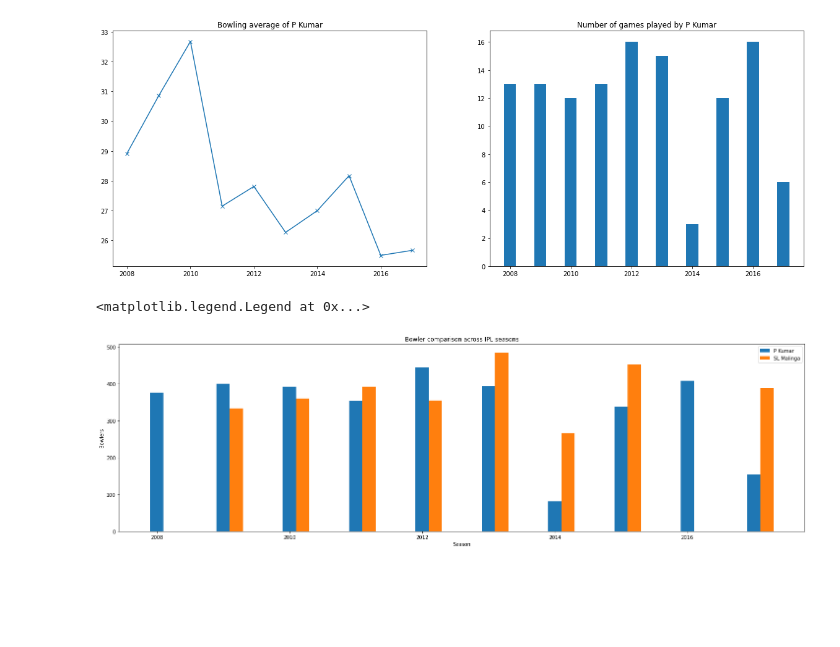
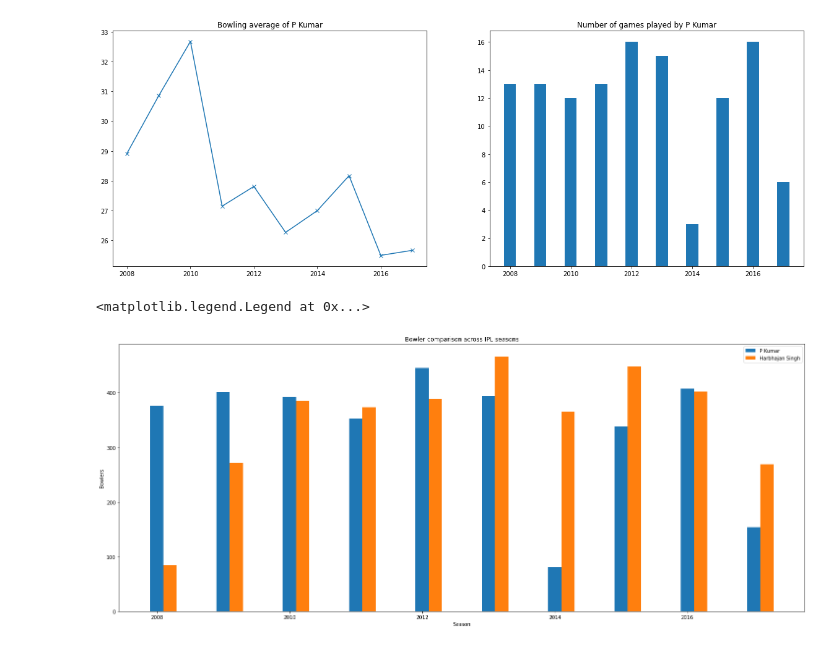
Before and after one commit to rkishorekumar-git/EDA-For-IPL, a Jupyter notebook: src/bowler_stats_nb.ipynb, the cells around one changed output. Saved outputs shown, nothing was run; the diff lists cells and outputs as text; code cells hidden in the pictures; blank space fills up the shorter version.

```diff
--- a/src/bowler_stats_nb.ipynb
+++ b/src/bowler_stats_nb.ipynb
@@ -6,7 +7,7 @@ import numpy as np
 # %%
 #Set parameters
 bowler_name_1 = "P Kumar"
-bowler_name_2 = "SL Malinga"
+bowler_name_2 = "Harbhajan Singh"
 match_dataframe = pd.read_csv("../data/matches_2017.csv")
 deliveries_dataframe = pd.read_csv("../data/deliveries_2017.csv")
 # %%
@@ -31,16 +32,16 @@ ax[1].title.set_text(f"Number of games played by {bowler_name_1}")
 [13, 13, 12, 13, 16, 15, 3, 12, 16, 6]
 [figure]
 # %%
-runs, games = bowler_info_1.compare_bowlers(bowler_info_2)
+runs, games, average = bowler_info_1.compare_bowlers(bowler_info_2)
 
-plt.figure(figsize=(25, 7))
+plt.figure(figsize=(25, 10))
 plt.bar(bowler_info_1.valid_years, [run[0] for run in runs], width=0.2, label = bowler_name_1)
 plt.bar(bowler_info_2.valid_years + 0.2, [run[1] for run in runs], width=0.2,  label = bowler_name_2)
 # plt.xticks(X_axis, X)
 plt.xlabel("Season")
 plt.ylabel("Bowlers")
 plt.title("Bowler comparison across IPL seasons")
 plt.legend()
 # %% [output]
 <matplotlib.legend.Legend at 0x...>
-[figure, old version]
+[figure, new version]
```
Also changed, not shown: parts of 4 cells of this notebook, 3 other files.
